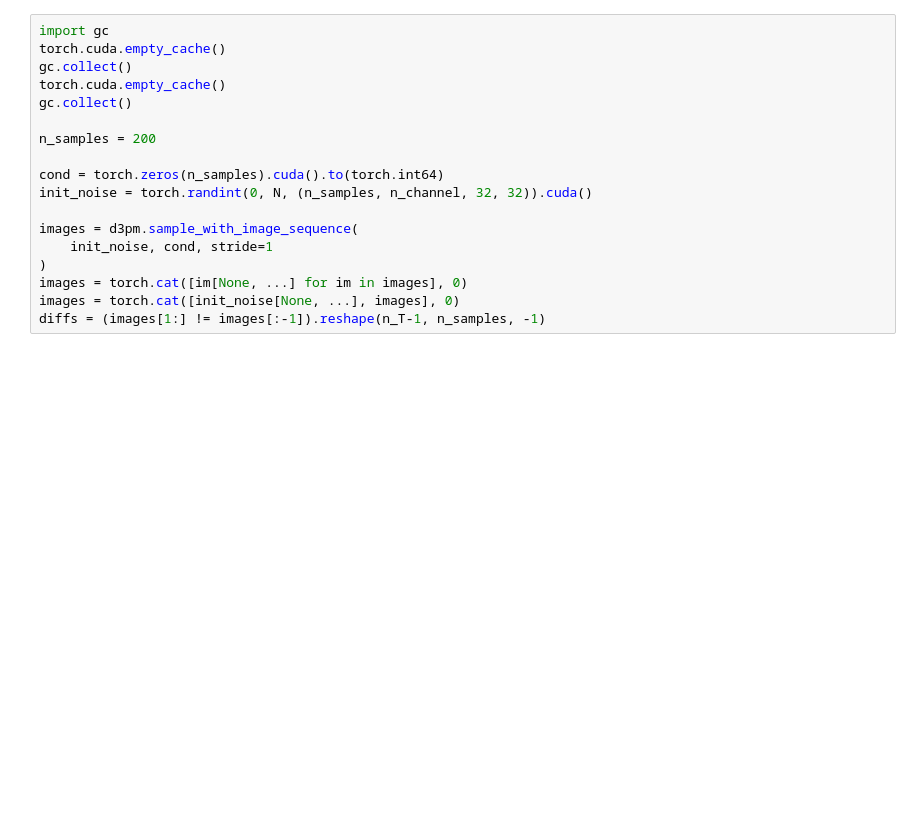
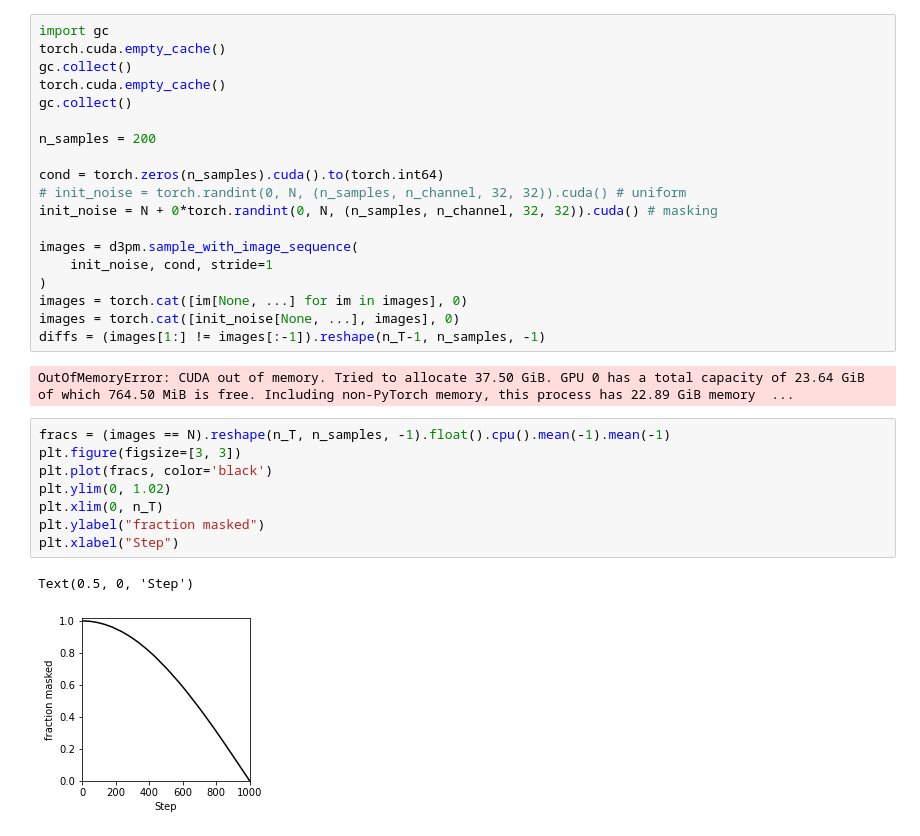
Before and after one commit to AlanNawzadAmin/d3pm, a Jupyter notebook: mut rates.ipynb, the cells around one changed output. Cells and saved outputs as stored; diff of their text form; blank space fills up the shorter version.

```diff
--- a/mut rates.ipynb
+++ b/mut rates.ipynb
@@ -155,7 +183,8 @@ gc.collect()
 n_samples = 200
 
 cond = torch.zeros(n_samples).cuda().to(torch.int64)
-init_noise = torch.randint(0, N, (n_samples, n_channel, 32, 32)).cuda()
+# init_noise = torch.randint(0, N, (n_samples, n_channel, 32, 32)).cuda() # uniform
+init_noise = N + 0*torch.randint(0, N, (n_samples, n_channel, 32, 32)).cuda() # masking
 
 images = d3pm.sample_with_image_sequence(
     init_noise, cond, stride=1
@@ -163,5 +192,18 @@ images = d3pm.sample_with_image_sequence(
 images = torch.cat([im[None, ...] for im in images], 0)
 images = torch.cat([init_noise[None, ...], images], 0)
 diffs = (images[1:] != images[:-1]).reshape(n_T-1, n_samples, -1)
+# %% [output]
+OutOfMemoryError: CUDA out of memory. Tried to allocate 37.50 GiB. GPU 0 has a total capacity of 23.64 GiB of which 764.50 MiB is free. Including non-PyTorch memory, this process has 22.89 GiB memory  ...
+# %%
+fracs = (images == N).reshape(n_T, n_samples, -1).float().cpu().mean(-1).mean(-1)
+plt.figure(figsize=[3, 3])
+plt.plot(fracs, color='black')
+plt.ylim(0, 1.02)
+plt.xlim(0, n_T)
+plt.ylabel("fraction masked")
+plt.xlabel("Step")
+# %% [output]
+Text(0.5, 0, 'Step')
+[figure, added]
 # %%
 r1 = diffs.cpu().numpy().mean(-1).mean(-1)[::-1]
```
Also changed, not shown: parts of 8 cells of this notebook, 18 other files.
